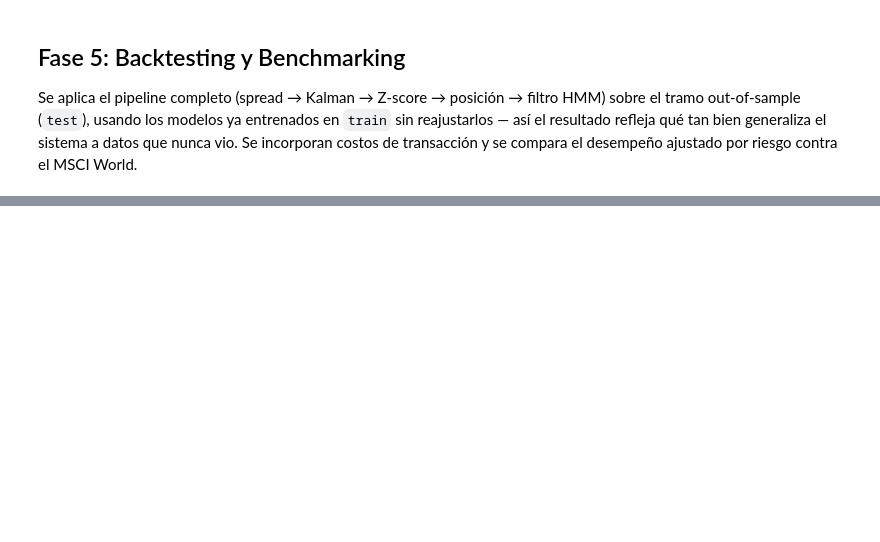
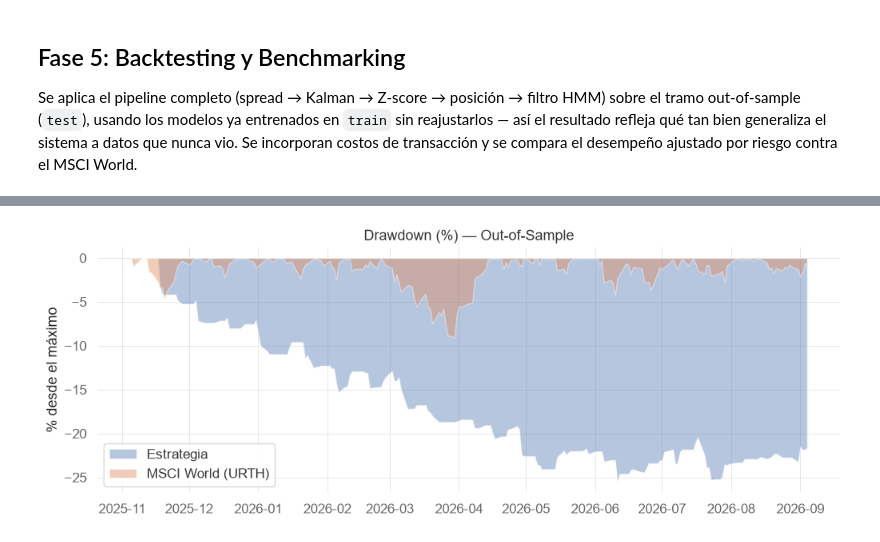
Before and after one commit to SamuOropeza/Investigacion_PCNM, a Jupyter notebook: main.ipynb, the cells around one changed output, grey strips where cells are left out. Cells and saved outputs as stored; diff of their text form; code cells hidden in the pictures; blank space fills up the shorter version.

```diff
--- a/main.ipynb
+++ b/main.ipynb
@@ -819,0 +784,13 @@ plt.show()
+# %%
+strategy_dd = qs.stats.to_drawdown_series(strategy_returns_daily)
+benchmark_dd = qs.stats.to_drawdown_series(benchmark_returns_daily)
+
+plt.figure(figsize=(12, 4))
+plt.fill_between(strategy_dd.index, strategy_dd.values * 100, 0, alpha=0.4, label='Estrategia')
+plt.fill_between(benchmark_dd.index, benchmark_dd.values * 100, 0, alpha=0.4, label='MSCI World (URTH)')
+plt.legend()
+plt.title("Drawdown (%) — Out-of-Sample")
+plt.ylabel("% desde el máximo")
+plt.show()
+# %% [output]
+[figure, added]
```
Also changed, not shown: parts of 33 cells of this notebook.
